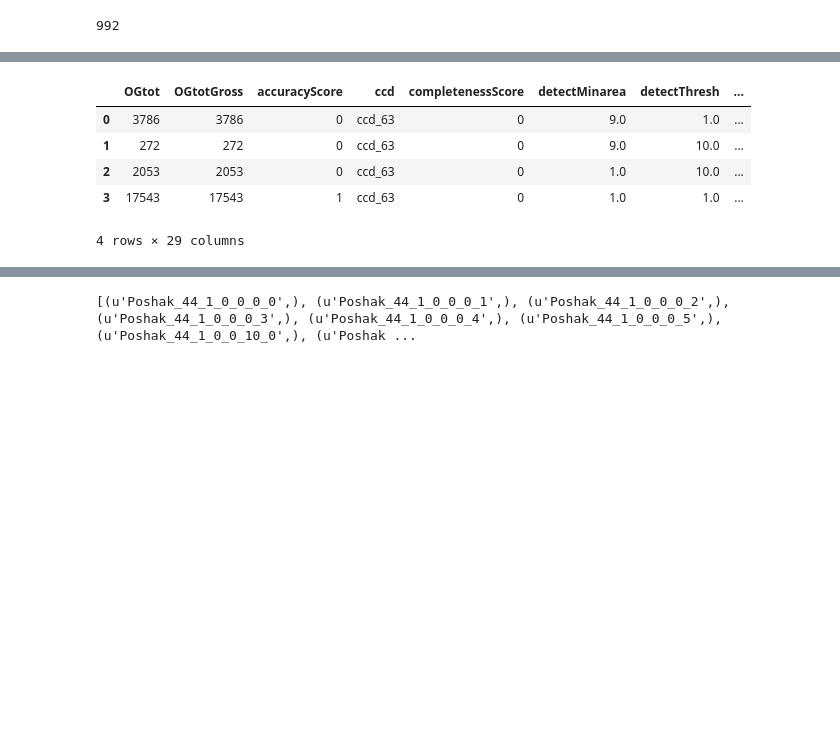
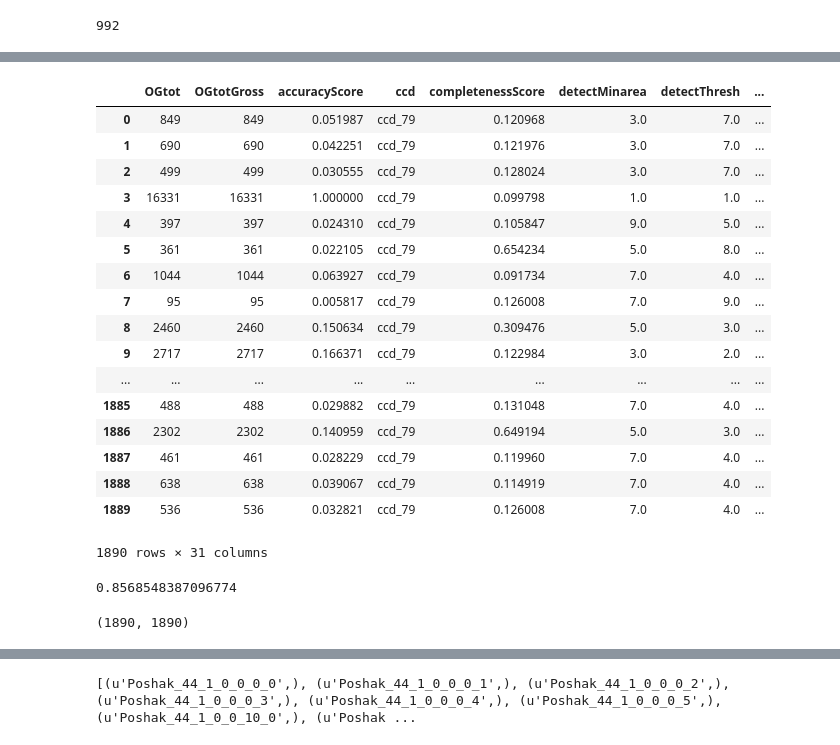
Before and after one commit to mj1e16lsst/keplerPhotometry, a Jupyter notebook: repo-updateStarlist-pyversion.ipynb, the cells around one changed output, grey strips where cells are left out. Drawn from its saved outputs; the diff is of its cells as text; code cells hidden in the pictures; blank space fills up the shorter version.

```diff
--- a/repo-updateStarlist-pyversion.ipynb
+++ b/repo-updateStarlist-pyversion.ipynb
@@ -39,9 +59,50 @@ print(len(df))
-# %%
-df
-# %% [output]
-|  | OGtot | OGtotGross | accuracyScore | ccd | completenessScore | detectMinarea | detectThresh | ... |
-| 0 | 3786 | 3786 | 0 | ccd_63 | 0 | 9.0 | 1.0 | ... |
-| 1 | 272 | 272 | 0 | ccd_63 | 0 | 9.0 | 10.0 | ... |
-| 2 | 2053 | 2053 | 0 | ccd_63 | 0 | 1.0 | 10.0 | ... |
-| 3 | 17543 | 17543 | 1 | ccd_63 | 0 | 1.0 | 1.0 | ... |
-4 rows × 29 columns
+# %%
+tableNames = ['resultsbruteForce_44_1_1','resultsbruteForce_44_1_2','resultsbruteForce_44_1_3','resultsbruteForce_44_1_4','resultsbruteForce_44_1_5','resultsbruteForce_44_1_6','resultsbruteForce_44_1_7','resultsbruteForce_63_1_4','resultsbruteForce_63_1_5','resultsbruteForce_63_1_6','resultsbruteForce_63_1_7','resultsbrutishForce_44_1_1','resultsbrutishForce_44_1_2','resultsbrutishForce_44_1_3','resultsbrutishForce_44_1_4','resultsbrutishForce_44_1_5','resultsbrutishForce_44_1_6','resultsbrutishForce_44_1_7','resultsbrutishForce_63_1_1','resultsbrutishForce_63_1_2','resultsbrutishForce_63_1_3','resultsbrutishForce_63_1_4','resultsbrutishForce_63_1_5','resultsbrutishForce_63_1_6','resultsbrutishForce_63_1_7','resultsbrutishForce_79_1_1','resultsbrutishForce_79_1_2','resultsbrutishForce_79_1_3','resultsbrutishForce_79_1_4','resultsbrutishForce_79_1_5','resultsbrutishForce_79_1_6','resultsbrutishForce_79_1_7']
+# %%
+colNames = ['xy_0','xy_1','xy_10','xy_11','xy_12','xy_13','xy_14','xy_15','xy_2','xy_3','xy_4','xy_5','xy_6','xy_7','xy_8','xy_9']
+# %%
+def makeTableCompleteAgain(tabName,colNames,engine=engine,totObjects=992.):
+    df = pd.read_sql('SELECT * FROM {}'.format(tabName), con=engine)
+    compScore = []
+    for y in range(len(df)):
+        values = [df[x][y] for x in colNames]
+        compScore.append(1. - (sum(values)/totObjects))
+    df['newCompScore'] = compScore
+    dfselect = df[(df['detectThresh']==1)&(df['detectMinarea']==1)&(df['filterName']=='default.conv')]
+    baseNum = dfselect['OGtotGross'].values
+    totalNumbers = df['OGtotGross'].tolist()
+    accuracy = [float(x)/float(basenum) for x in num]
+    accuracy = [1. if x > 1 else x for x in accuracy ]
+    df['newAccuracyScore'] = accuracy
+    df.to_sql('quality'+tabName,con=engine)
+    return df
+# %%
+for x in range(len(tableNames)):
+    scores = makeTableCompleteAgain(tableNames[x],colNames)
+# %%
+scores
+# %% [output]
+|  | OGtot | OGtotGross | accuracyScore | ccd | completenessScore | detectMinarea | detectThresh | ... |
+| 0 | 849 | 849 | 0.051987 | ccd_79 | 0.120968 | 3.0 | 7.0 | ... |
+| 1 | 690 | 690 | 0.042251 | ccd_79 | 0.121976 | 3.0 | 7.0 | ... |
+| 2 | 499 | 499 | 0.030555 | ccd_79 | 0.128024 | 3.0 | 7.0 | ... |
+| 3 | 16331 | 16331 | 1.000000 | ccd_79 | 0.099798 | 1.0 | 1.0 | ... |
+| 4 | 397 | 397 | 0.024310 | ccd_79 | 0.105847 | 9.0 | 5.0 | ... |
+| 5 | 361 | 361 | 0.022105 | ccd_79 | 0.654234 | 5.0 | 8.0 | ... |
+| 6 | 1044 | 1044 | 0.063927 | ccd_79 | 0.091734 | 7.0 | 4.0 | ... |
+| 7 | 95 | 95 | 0.005817 | ccd_79 | 0.126008 | 7.0 | 9.0 | ... |
+| 8 | 2460 | 2460 | 0.150634 | ccd_79 | 0.309476 | 5.0 | 3.0 | ... |
+| 9 | 2717 | 2717 | 0.166371 | ccd_79 | 0.122984 | 3.0 | 2.0 | ... |
+| ... | ... | ... | ... | ... | ... | ... | ... | ... |
+| 1885 | 488 | 488 | 0.029882 | ccd_79 | 0.131048 | 7.0 | 4.0 | ... |
+| 1886 | 2302 | 2302 | 0.140959 | ccd_79 | 0.649194 | 5.0 | 3.0 | ... |
+| 1887 | 461 | 461 | 0.028229 | ccd_79 | 0.119960 | 7.0 | 4.0 | ... |
+| 1888 | 638 | 638 | 0.039067 | ccd_79 | 0.114919 | 7.0 | 4.0 | ... |
+| 1889 | 536 | 536 | 0.032821 | ccd_79 | 0.126008 | 7.0 | 4.0 | ... |
+1890 rows × 31 columns
+# %%
+values = [df[x][0] for x in colNames]
+sumval = sum(values)
+print(sumval/992.)
+# %% [output]
+0.8568548387096774
@@ -47,0 +111,4 @@ df
+# %%
+print(len(ac),len(ac2))
+# %% [output]
+(1890, 1890)
```
Also changed, not shown: parts of 7 cells of this notebook, 2 other files.
